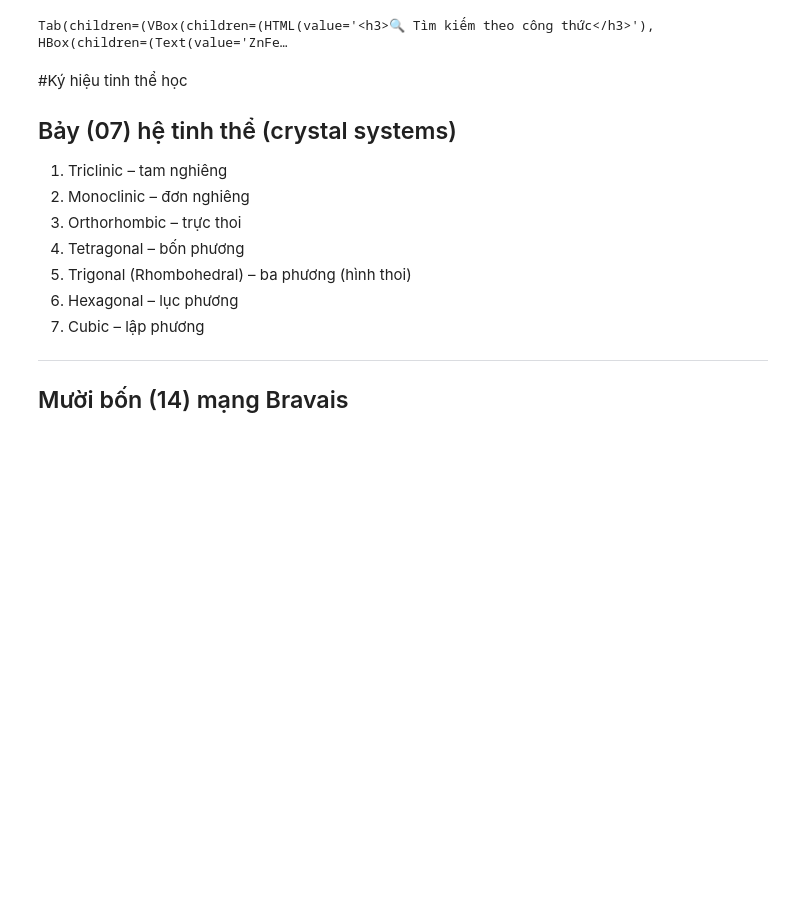
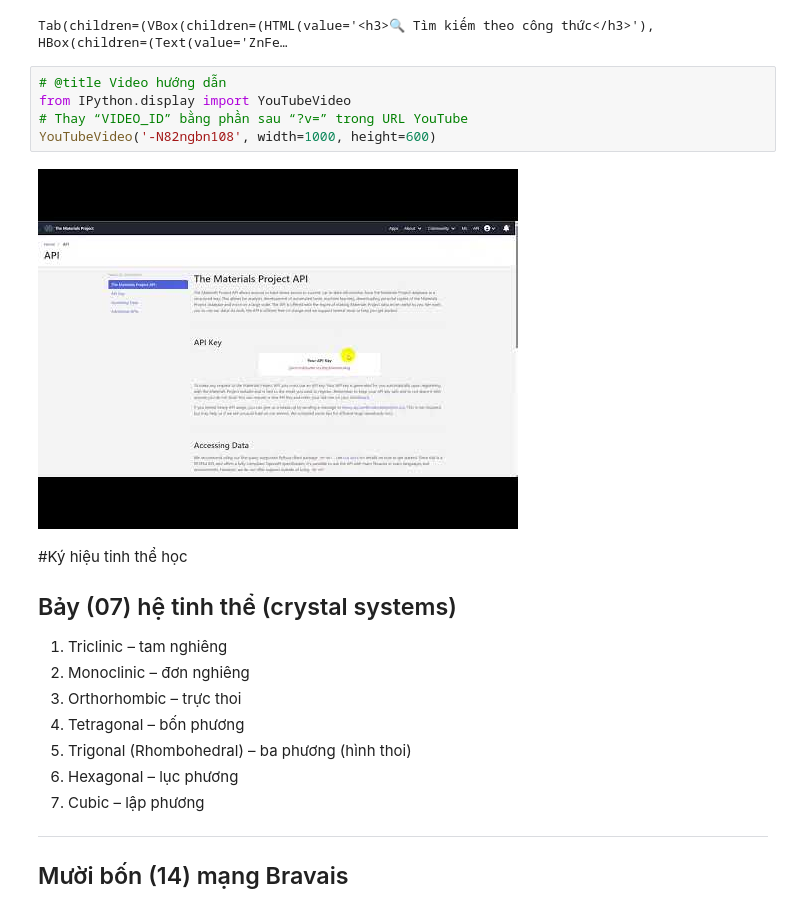
Before and after one commit to viet4777/MSE3030, a Jupyter notebook: MSE3030_2025_1.ipynb, the cells around one changed output. Drawn from its saved outputs; the diff is of its cells as text; blank space fills up the shorter version.

```diff
--- a/MSE3030_2025_1.ipynb
+++ b/MSE3030_2025_1.ipynb
@@ -417,6 +422,13 @@ tab.set_title(2, '⚙️ API Key')
 display(tab)
 # %% [output]
 Tab(children=(VBox(children=(HTML(value='<h3>🔍 Tìm kiếm theo công thức</h3>'), HBox(children=(Text(value='ZnFe…
+# %%
+# @title Video hướng dẫn
+from IPython.display import YouTubeVideo
+# Thay “VIDEO_ID” bằng phần sau “?v=” trong URL YouTube
+YouTubeVideo('-N82ngbn108', width=1000, height=600)
+# %% [output]
+[figure, added]
 # %% [markdown]
 #Ký hiệu tinh thể học
 
```
Also changed, not shown: parts of 2 cells of this notebook.
